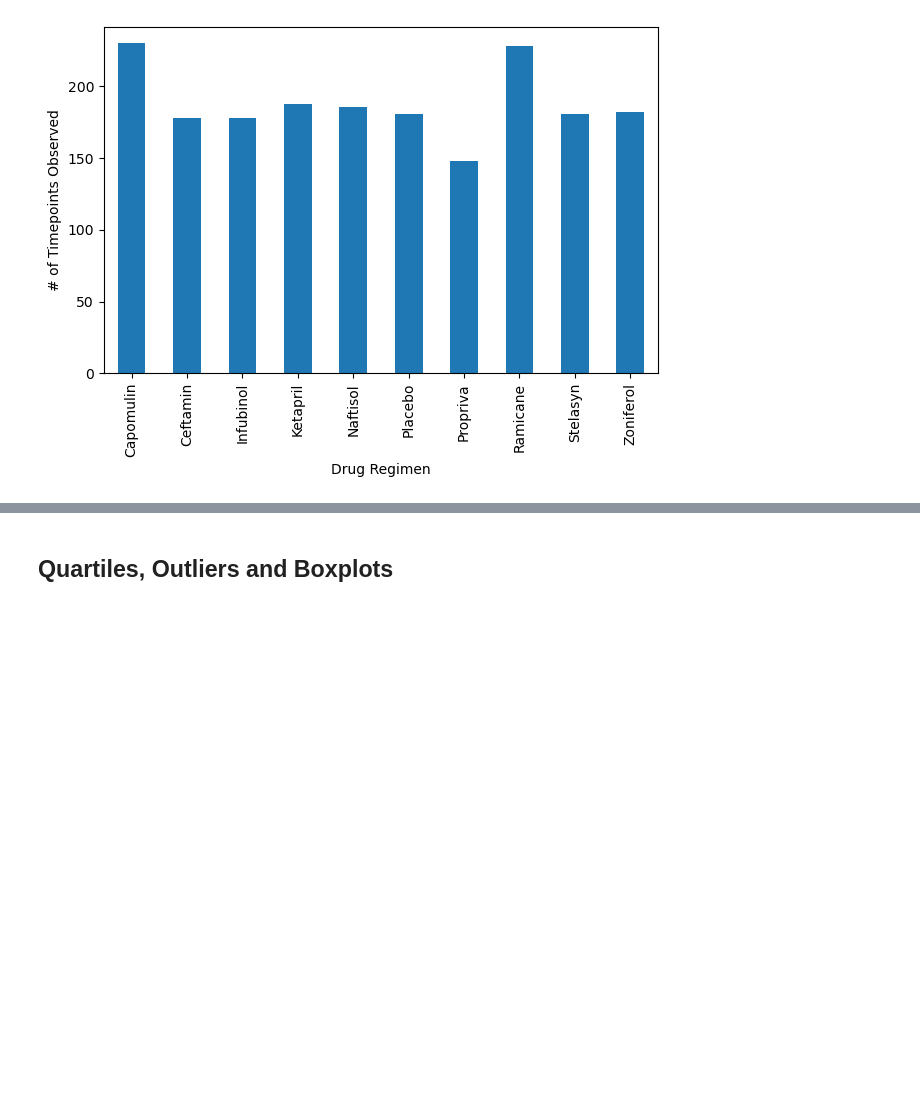
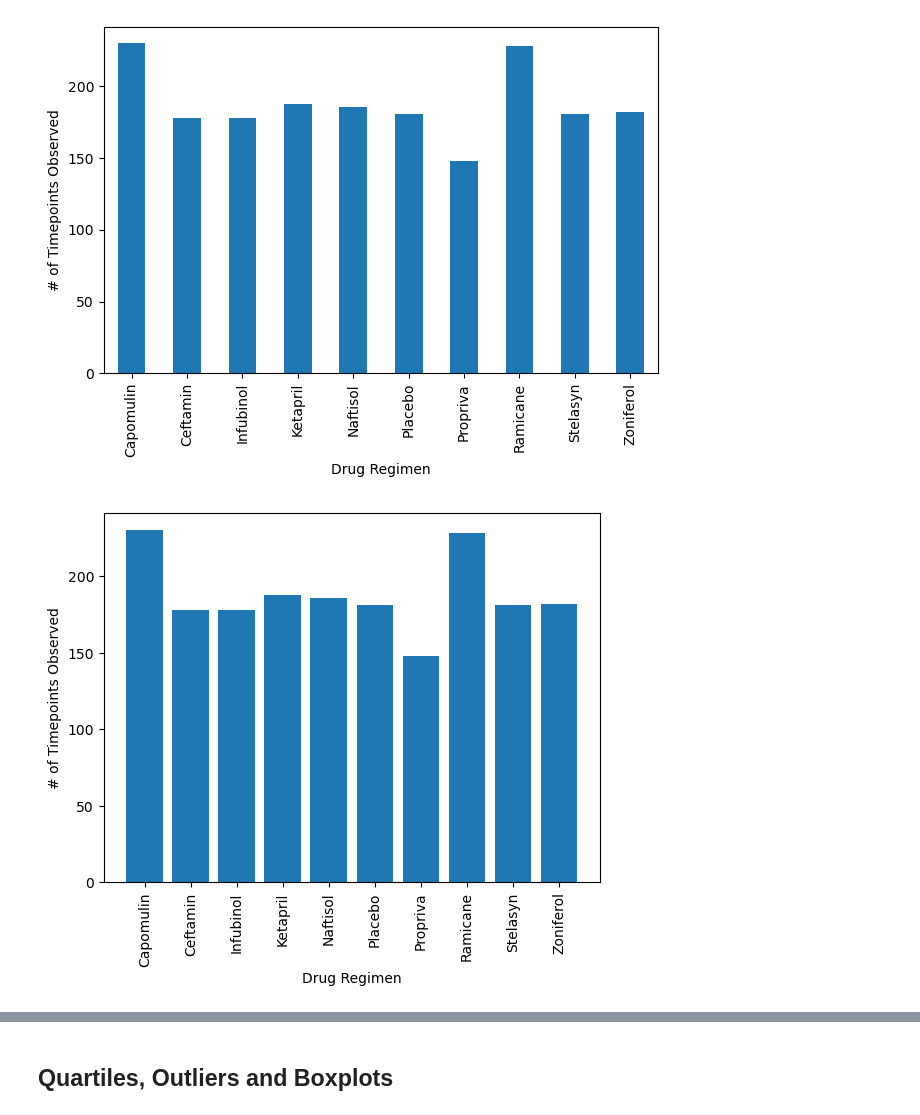
Before and after one commit to RondaJoy/Data-Visualization, a Jupyter notebook: Pymaceuticals/pymaceuticals_FINAL.ipynb, the cells around one changed output, grey strips where cells are left out. Drawn from its saved outputs; the diff is of its cells as text; code cells hidden in the pictures; blank space fills up the shorter version.

```diff
--- a/Pymaceuticals/pymaceuticals_FINAL.ipynb
+++ b/Pymaceuticals/pymaceuticals_FINAL.ipynb
@@ -164,13 +164,13 @@ plt.show()
 [figure]
 # %%
 # Generate a bar plot showing the total number of rows (Mouse ID/Timepoints) for each drug regimen using pyplot.
-Rx_group = DupeID_filtered_out.groupby(["Drug Regimen"])
-Rx_group = Rx_group[["Mouse ID"]]
-Rx_count = Rx_group.count()
+Rx_x = Rx_count.index
+Rx_y = Rx_count.values
 
-plt.bar.Rx_count.plot(kind="bar")
+plt.bar(Rx_x, Rx_y, align="center")
 plt.xlabel('Drug Regimen')
 plt.ylabel('# of Timepoints Observed')
-
+plt.xticks(rotation="vertical")
 plt.show()
-plt.tight_layout()
+# %% [output]
+[figure, added]
```
Also changed, not shown: parts of 2 cells of this notebook.
